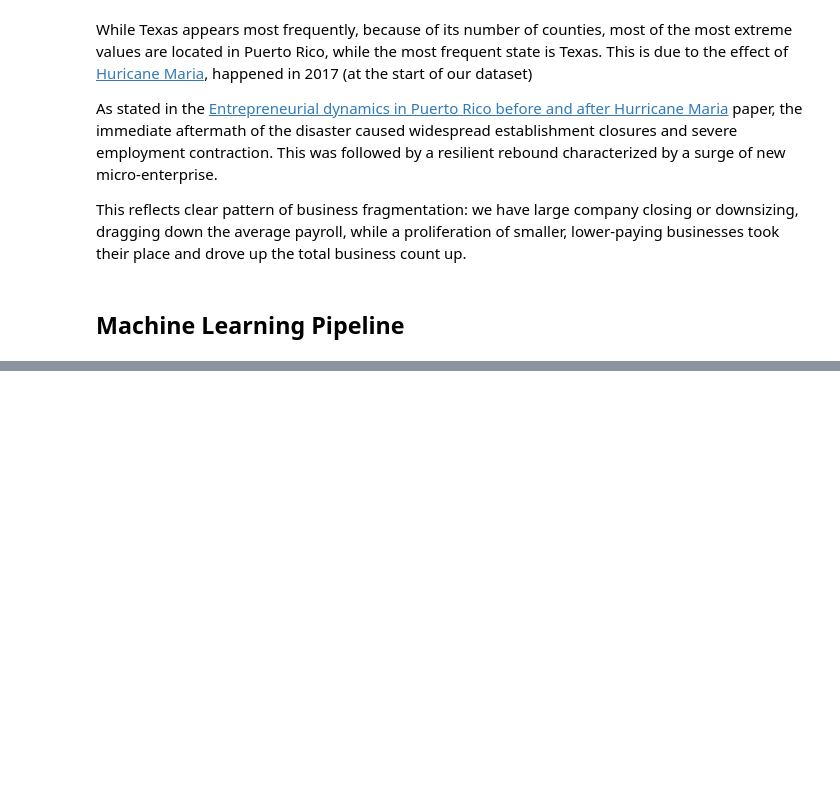
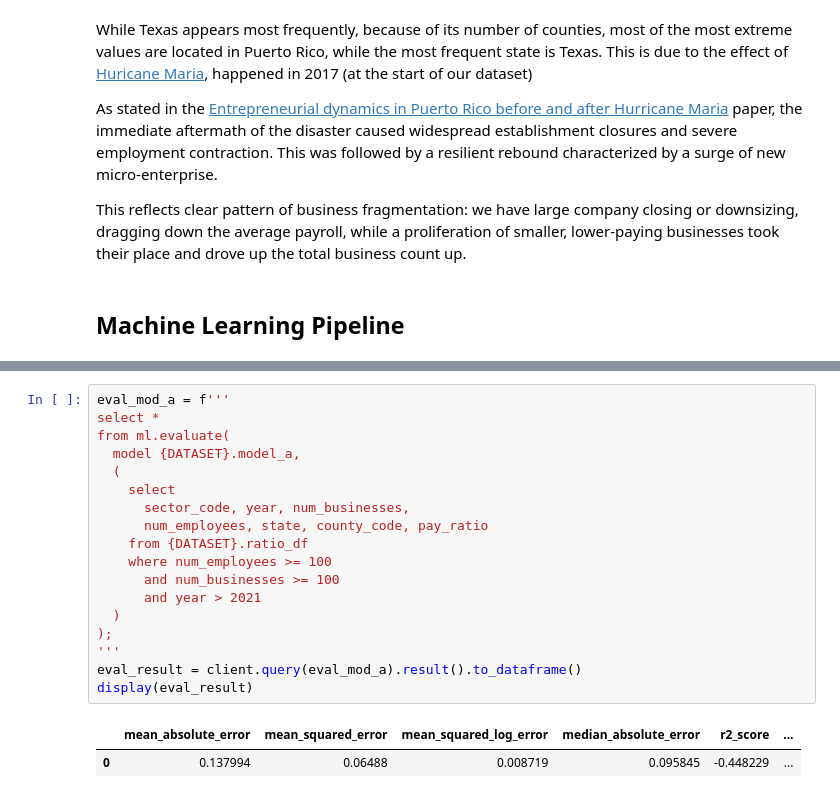
Before and after one commit to MVenticinque/CCBD_FinalExam, a Jupyter notebook: notebook.ipynb, the cells around one changed output, grey strips where cells are left out. Cells and saved outputs as stored; diff of their text form; blank space fills up the shorter version.

```diff
--- a/notebook.ipynb
+++ b/notebook.ipynb
@@ -1585,0 +1608,21 @@ This reflects clear pattern of business fragmentation: we have large company clo
+# %%
+eval_mod_a = f'''
+select *
+from ml.evaluate(
+  model {DATASET}.model_a,
+  (
+    select
+      sector_code, year, num_businesses,
+      num_employees, state, county_code, pay_ratio
+    from {DATASET}.ratio_df
+    where num_employees >= 100
+      and num_businesses >= 100
+      and year > 2021
+  )
+);
+'''
+eval_result = client.query(eval_mod_a).result().to_dataframe()
+display(eval_result)
+# %% [output]
+|  | mean_absolute_error | mean_squared_error | mean_squared_log_error | median_absolute_error | r2_score | ... |
+| 0 | 0.137994 | 0.06488 | 0.008719 | 0.095845 | -0.448229 | ... |
```
Also changed, not shown: parts of 4 cells of this notebook, 1 other file.
